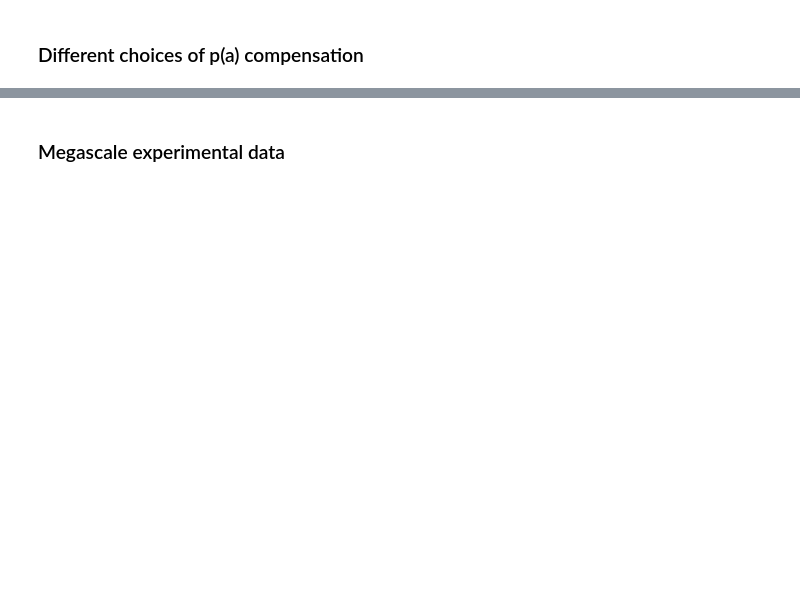
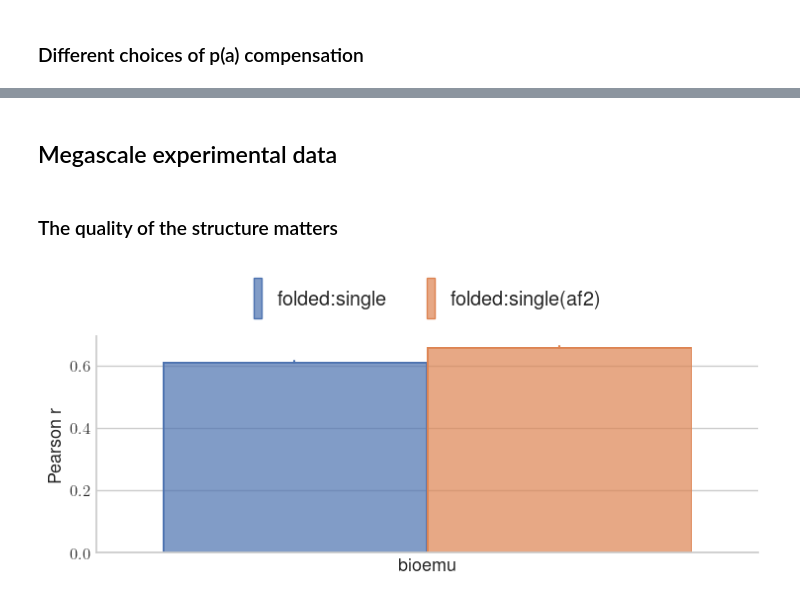
Before and after one commit to MachineLearningLifeScience/inverse_folding_free_energies, a Jupyter notebook: figures.ipynb, the cells around one changed output, grey strips where cells are left out. Cells and saved outputs as stored; diff of their text form; code cells hidden in the pictures; blank space fills up the shorter version.

```diff
--- a/figures.ipynb
+++ b/figures.ipynb
@@ -756,3 +1216,56 @@ plot_figure1(correlation_df_mini, which_coefficients=['pearson'], simple_legend=
 # %% [markdown]
-### Megascale experimental data
+## Megascale experimental data
+# %% [markdown]
+### The quality of the structure matters
+# %%
+# Read in data
+ddg_data_dict_megascale = pd.read_csv("data/data_megascale/ddgs.csv")
+
+# We can use either the AF2 or an ensemble member as "single" structure. This choice matters
+pdb_dict_megascale_ensemble_member = {}
+pdb_dict_megascale_ensemble_member.update({os.path.split(path)[-1].split('_')[0]: path for path in glob.glob(f"data/data_megascale/bioemu_samples/**/????_0000.pdb", recursive=True)})
+
+pdb_dict_megascale_af2 = {}
+pdb_dict_megascale_af2.update({os.path.split(path)[-1].split('_')[0]: path for path in glob.glob(f"data/data_megascale/bioemu_samples/**/????_AF2.pdb", recursive=True)})
+
+# Single sample results - member as single structure
+results_single_sample_megascale = calculate_single_sample_results(
+    {'bioemu': ddg_data_dict_megascale},
+    partial(likelihoods_esm_if.calc_likelihoods, model, alphabet),
+    output_file_prefixer = lambda ddg_data_key, structure_filename: f"{ddg_data_key}_",
+    pdb_dict=pdb_dict_megascale_ensemble_member, use_cache=True)
+
+# Single sample results - AF2 as single structure
+results_single_sample_megascale_af2 = calculate_single_sample_results(
+    {'bioemu': ddg_data_dict_megascale},
+    partial(likelihoods_esm_if.calc_likelihoods, model, alphabet),
+    output_file_prefixer = lambda ddg_data_key, structure_filename: f"{ddg_data_key}_",
+    pdb_dict=pdb_dict_megascale_af2, use_cache=True)
+
+# Postprocess data
+df_single_megascale = postprocess_single(results_single_sample_megascale, prediction_label="ESM-IF")
+df_single_megascale_af2 = postprocess_single(results_single_sample_megascale_af2, prediction_label="ESM-IF")
+
+# Detect if any datasets have NaNs in them
+groups_with_nan = df_single_megascale.groupby('pdbid')['logp_mt'].apply(lambda x: x.isna().any())
+groups_with_nan_af2 = df_single_megascale_af2.groupby('pdbid')['logp_mt'].apply(lambda x: x.isna().any())
+datasets_with_nan = groups_with_nan[groups_with_nan].index.tolist()
+datasets_with_nan_af2 = groups_with_nan[groups_with_nan | groups_with_nan_af2].index.tolist()
+
+# AF2 includes results in more NaNs, so we have to use the stricter mask here
+df_single_megascale = df_single_megascale[~df_single_megascale.index.get_level_values('pdbid').isin(datasets_with_nan_af2)]
+df_single_megascale_af2 = df_single_megascale_af2[~df_single_megascale_af2.index.get_level_values('pdbid').isin(datasets_with_nan_af2)]
+
+ddgs_megascale = df_single_megascale
+
+# Simple likelihood ratio
+ddgs_megascale['folded:single'] = -(df_single_megascale['logp_mt'] - df_single_megascale['logp_wt'])
+ddgs_megascale['folded:single(af2)'] = -(df_single_megascale_af2['logp_mt'] - df_single_megascale_af2['logp_wt'])
+
+correlation_df_megascale = calculate_correlations(ddgs_megascale,
+                                                  ['folded:single', 'folded:single(af2)'], flip_sign=True)
+
+plot_figure1(correlation_df_megascale, ['pearson'])
+# %% [output]
+[figure, added]
 # %%
```
Also changed, not shown: parts of 29 cells of this notebook, 2 other files.
